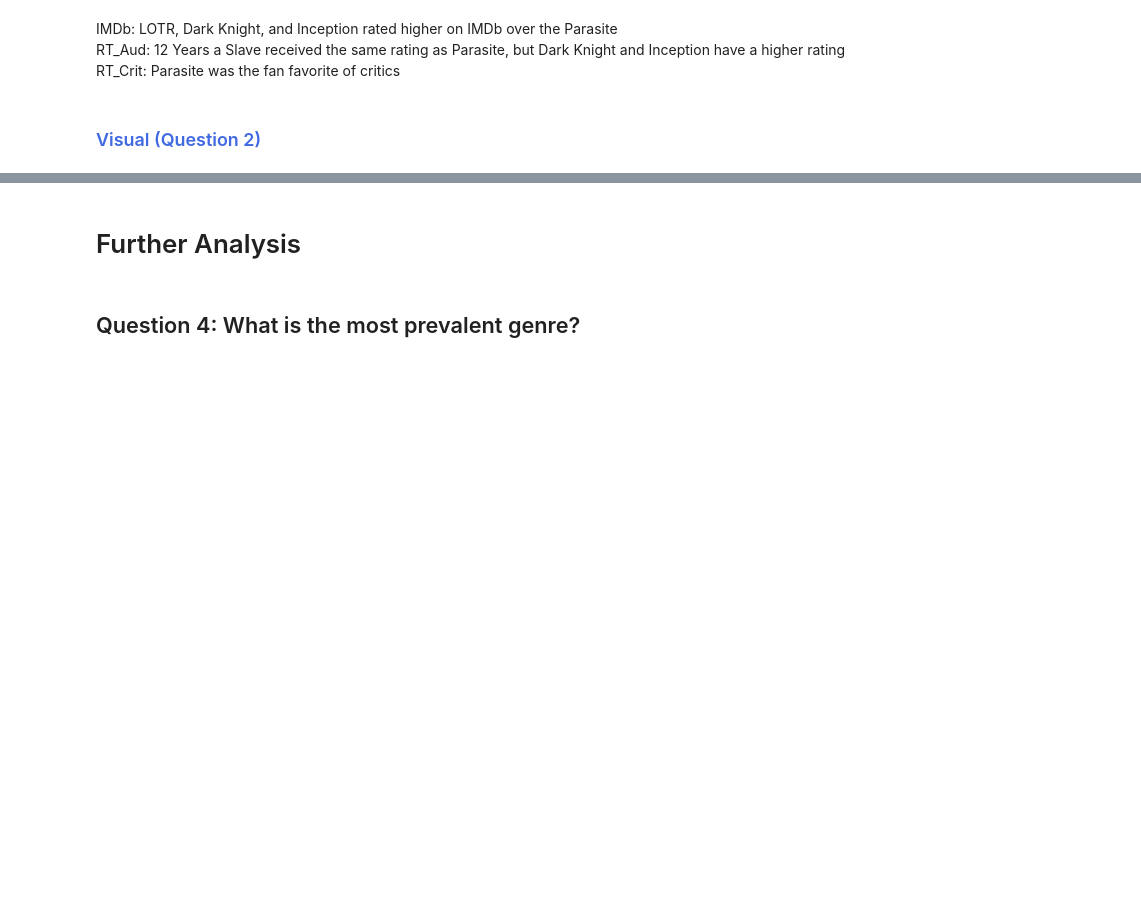
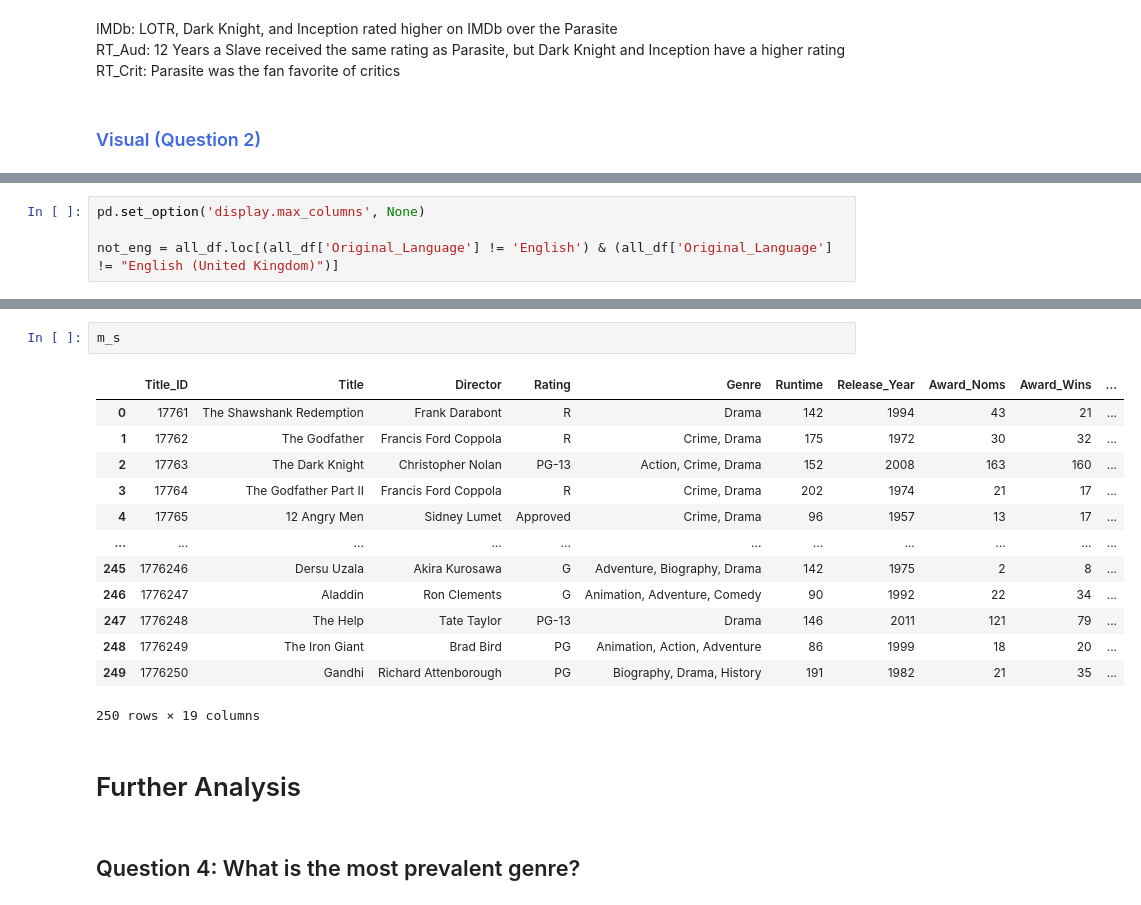
Before and after one commit to HannahSolima/Capstone, a Jupyter notebook: Notebooks/Analysis.ipynb, the cells around one changed output, grey strips where cells are left out. Saved outputs shown, nothing was run; the diff lists cells and outputs as text; blank space fills up the shorter version.

```diff
--- a/Notebooks/Analysis.ipynb
+++ b/Notebooks/Analysis.ipynb
@@ -133,0 +242,4 @@ movie.groupby(['Title','Director','Rating
+# %%
+pd.set_option('display.max_columns', None)
+
+not_eng = all_df.loc[(all_df['Original_Language'] != 'English') & (all_df['Original_Language'] != "English (United Kingdom)")]
@@ -134,3 +290,19 @@ movie.groupby(['Title','Director','Rating
+# %%
+m_s
+# %% [output]
+|  | Title_ID | Title | Director | Rating | Genre | Runtime | Release_Year | Award_Noms | Award_Wins | ... |
+| 0 | 17761 | The Shawshank Redemption | Frank Darabont | R | Drama | 142 | 1994 | 43 | 21 | ... |
+| 1 | 17762 | The Godfather | Francis Ford Coppola | R | Crime, Drama | 175 | 1972 | 30 | 32 | ... |
+| 2 | 17763 | The Dark Knight | Christopher Nolan | PG-13 | Action, Crime, Drama | 152 | 2008 | 163 | 160 | ... |
+| 3 | 17764 | The Godfather Part II | Francis Ford Coppola | R | Crime, Drama | 202 | 1974 | 21 | 17 | ... |
+| 4 | 17765 | 12 Angry Men | Sidney Lumet | Approved | Crime, Drama | 96 | 1957 | 13 | 17 | ... |
+| ... | ... | ... | ... | ... | ... | ... | ... | ... | ... | ... |
+| 245 | 1776246 | Dersu Uzala | Akira Kurosawa | G | Adventure, Biography, Drama | 142 | 1975 | 2 | 8 | ... |
+| 246 | 1776247 | Aladdin | Ron Clements | G | Animation, Adventure, Comedy | 90 | 1992 | 22 | 34 | ... |
+| 247 | 1776248 | The Help | Tate Taylor | PG-13 | Drama | 146 | 2011 | 121 | 79 | ... |
+| 248 | 1776249 | The Iron Giant | Brad Bird | PG | Animation, Action, Adventure | 86 | 1999 | 18 | 20 | ... |
+| 249 | 1776250 | Gandhi | Richard Attenborough | PG | Biography, Drama, History | 191 | 1982 | 21 | 35 | ... |
+250 rows × 19 columns
 # %% [markdown]
 # Further Analysis
 # %% [markdown]
```
Also changed, not shown: parts of 15 cells of this notebook.
